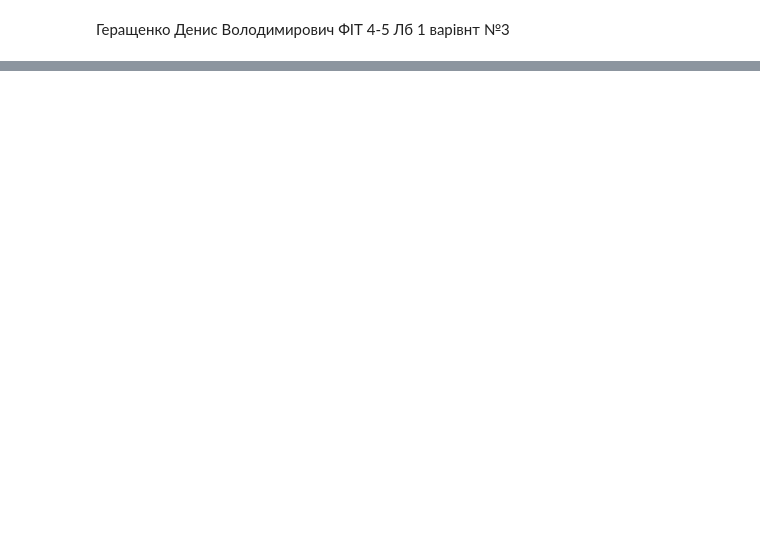
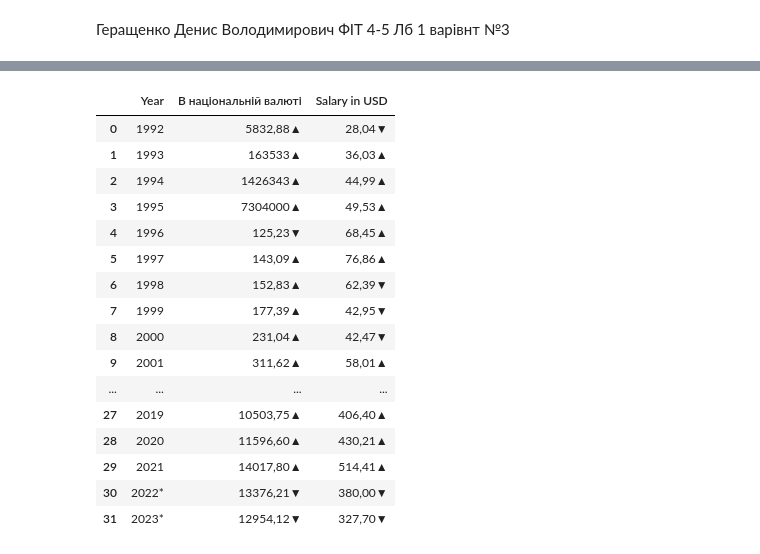
Before and after one commit to Denis29012003/Machinelearning1, a Jupyter notebook: Untitled0.ipynb, the cells around one changed output, grey strips where cells are left out. Cells and saved outputs as stored; diff of their text form; code cells hidden in the pictures; blank space fills up the shorter version.

```diff
--- a/Untitled0.ipynb
+++ b/Untitled0.ipynb
@@ -431,0 +5,13 @@ print(row_sums)
+# %%
+#Імпортуємо необхідні для проекту бібліотеки.
+import pandas as pd
+import numpy as np
+import matplotlib.pyplot as plt
+#Додаємо посилання на таблицю.
+url = "https://uk.wikipedia.org/wiki/%D0%A1%D0%B5%D1%80%D0%B5%D0%B4%D0%BD%D1%8F_%D0%B7%D0%B0%D1%80%D0%BE%D0%B1%D1%96%D1%82%D0%BD%D0%B0_%D0%BF%D0%BB%D0%B0%D1%82%D0%B0_%D0%B2_%D0%A3%D0%BA%D1%80%D0%B0%D1%97%D0%BD%D1%96"
+#Зчитуємо таблицю.
+data = pd.read_html(url, header=0)[2]
+#Задаємо необхідну кількість рядків таблиці, яку потрібно вивести.
+df_1 = data.head(5)
+#Виводимо перші 5 рядків таблиці.
+print(df_1)
@@ -431,0 +56,11 @@ print(row_sums)
+# %%
+#Замінюємо пропущені значення "—" в таблиці на "NaN"
+data = data.rename(columns={
+    "Рік": "Year",
+    "В національнійвалюті": "Salary in UAH",
+    "В доларах США": "Salary in USD",
+    "Кількість кгхліба[20] на середнюзарплату": "Bread per Salary",
+    "Кількість БігМаківна середню зарплату": "BigMacs per Salary"
+})
+data = data.replace("—", np.nan)
+data
@@ -431,0 +98,23 @@ print(row_sums)
+# %%
+#Видаляємо два останніх стовпця із таблиці.
+#Назву стовпця вказати із виведенної таблиці завдання №4.
+data = data.drop(columns=["Кількість кг хліба[20] на середню зарплату", "Кількість БігМаків на середню зарплату"])
+data
+# %% [output]
+|  | Year | В національній валюті | Salary in USD |
+| 0 | 1992 | 5832,88▲ | 28,04▼ |
+| 1 | 1993 | 163533▲ | 36,03▲ |
+| 2 | 1994 | 1426343▲ | 44,99▲ |
+| 3 | 1995 | 7304000▲ | 49,53▲ |
+| 4 | 1996 | 125,23▼ | 68,45▲ |
+| 5 | 1997 | 143,09▲ | 76,86▲ |
+| 6 | 1998 | 152,83▲ | 62,39▼ |
+| 7 | 1999 | 177,39▲ | 42,95▼ |
+| 8 | 2000 | 231,04▲ | 42,47▼ |
+| 9 | 2001 | 311,62▲ | 58,01▲ |
+| ... | ... | ... | ... |
+| 27 | 2019 | 10503,75▲ | 406,40▲ |
+| 28 | 2020 | 11596,60▲ | 430,21▲ |
+| 29 | 2021 | 14017,80▲ | 514,41▲ |
+| 30 | 2022* | 13376,21▼ | 380,00▼ |
+| 31 | 2023* | 12954,12▼ | 327,70▼ |
```
Also changed, not shown: parts of 32 cells of this notebook.
